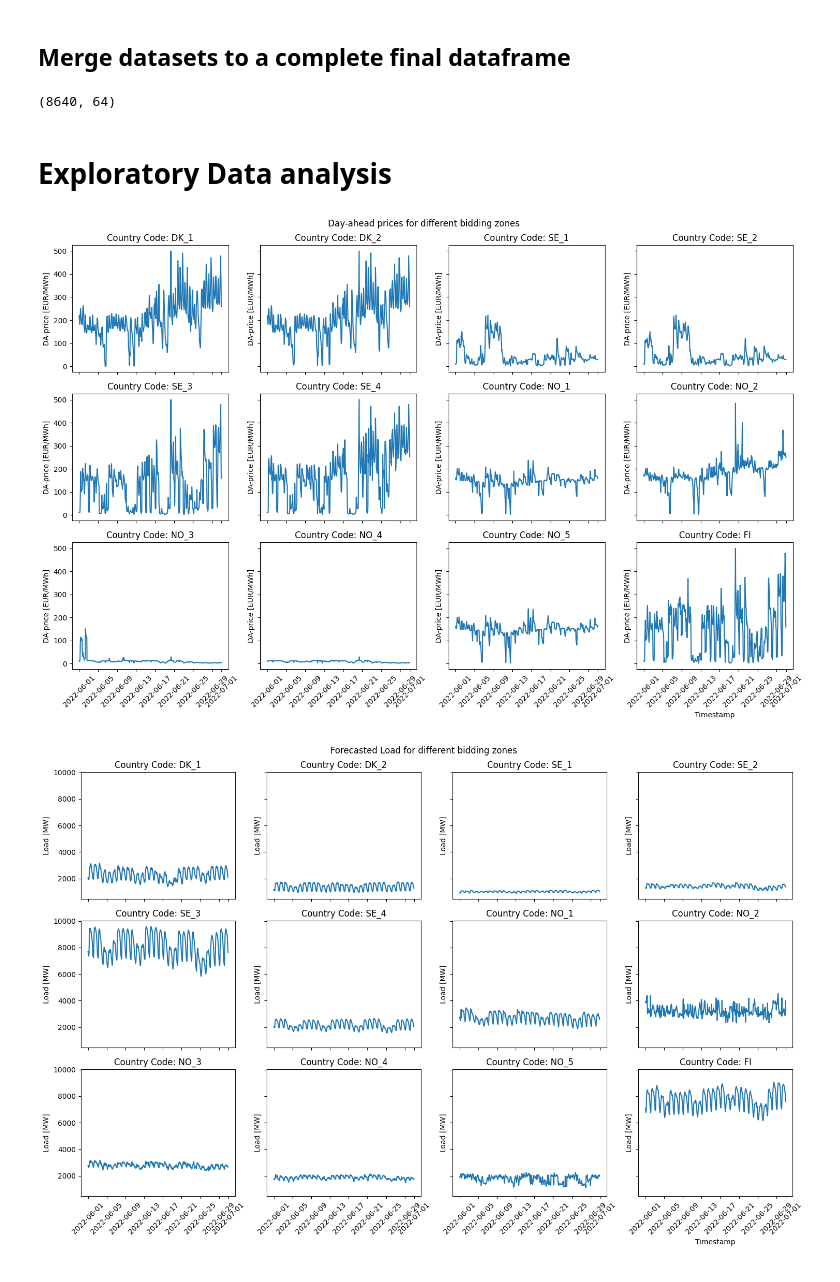
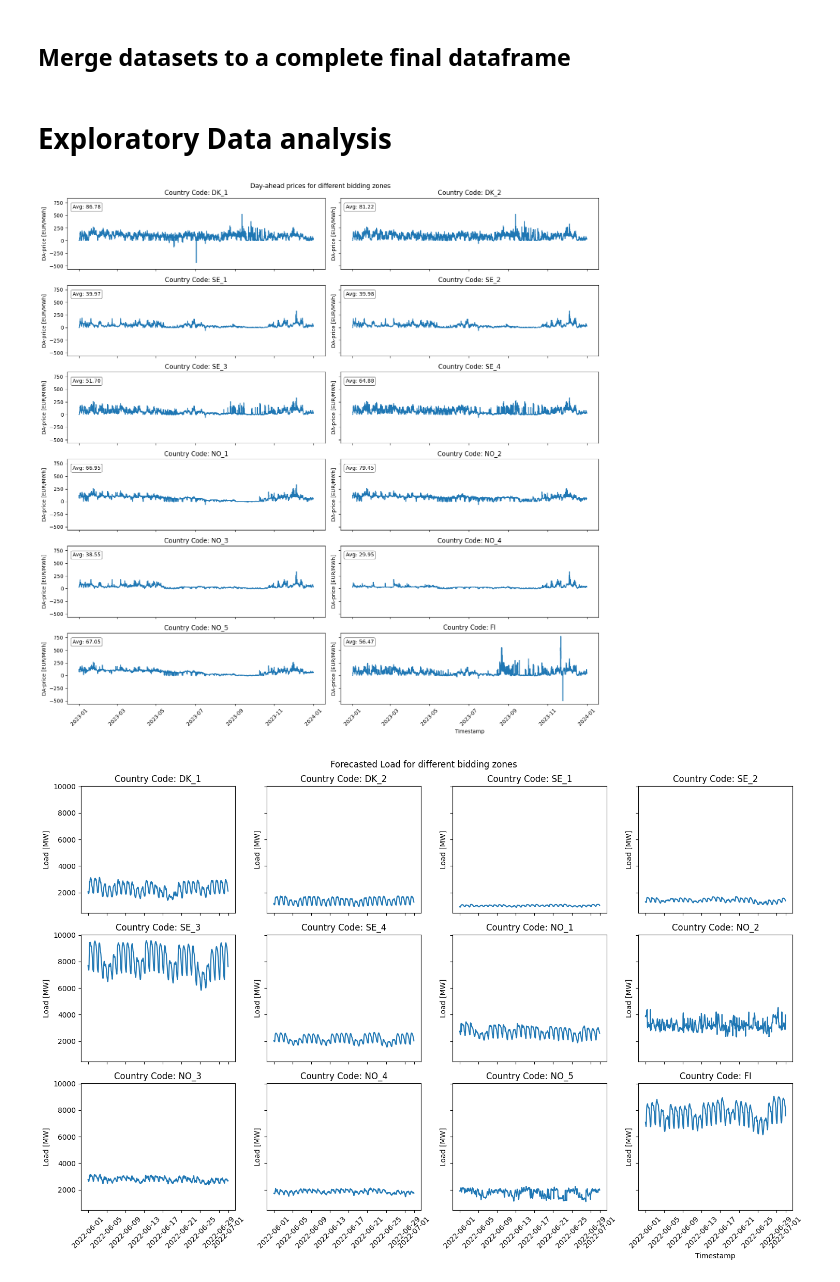
Before and after one commit to SorenBlattBendtsen/model_based, a Jupyter notebook: energy_data_nordics.ipynb, the cells around one changed output. Drawn from its saved outputs; the diff is of its cells as text; code cells hidden in the pictures.

Commit message:
2023_data

```diff
--- a/energy_data_nordics.ipynb
+++ b/energy_data_nordics.ipynb
@@ -23,8 +23,8 @@ client = EntsoePandasClient(api_key='a6160036-4d49-4c39-960f-99c3c690b6da', retr
 # Define the time period and the country codes
 # start = pd.Timestamp('20220601', tz='Europe/Copenhagen')
 # end = pd.Timestamp('20220630', tz='Europe/Copenhagen')
-start_date = pd.Timestamp('20220601 00:00:00', tz='Europe/Brussels').tz_convert('UTC')
-end_date = pd.Timestamp('20220630 23:00:00', tz='Europe/Brussels').tz_convert('UTC')
+start_date = pd.Timestamp('20230101 00:00:00', tz='Europe/Brussels').tz_convert('UTC')
+end_date = pd.Timestamp('20231231 23:00:00', tz='Europe/Brussels').tz_convert('UTC')
 country_codes = ['DK_1', 'DK_2', 'SE_1', 'SE_2', 'SE_3', 'SE_4', 'NO_1', 'NO_2', 'NO_3', 'NO_4', 'NO_5', 'FI']
 # %%
 # Create empty dataframes for storing the data
@@ -377,7 +378,8 @@ wind_and_solar_forecast = data['wind_and_solar_forecast']
 cross_border_data = data['Border_data']
 cross_border_data.rename(columns={'MTU': 'Timestamp', 'From': 'country_code'}, inplace=True)
 cross_border_data = cross_border_data.drop(columns=['Unnamed: 0'])
-cross_border_data['Timestamp'] = pd.to_datetime(cross_border_data['Timestamp'])
+cross_border_data
+cross_border_data['Timestamp'] = pd.to_datetime(cross_border_data['Timestamp'], utc=True)
 cross_border_data['Timestamp'] = cross_border_data['Timestamp'].dt.tz_localize(None)
 
 #merge dataframes based on the Unnamed: 0 column and country_code column
@@ -389,54 +391,59 @@ data_df = pd.merge(data_df, wind_and_solar_forecast, on=['Unnamed: 0', 'country_
 data_df.rename(columns={'Unnamed: 0': 'Timestamp'}, inplace=True)
 data_finnish = data_df[data_df['country_code'] == 'FI']
 data_df = data_df[data_df['country_code'] != 'FI']
-data_df['Timestamp'] = pd.to_datetime(data_df['Timestamp'])
+data_df['Timestamp'] = pd.to_datetime(data_df['Timestamp'], utc=True)
 data_df['Timestamp'] = data_df['Timestamp'].dt.tz_localize(None)
-data_finnish['Timestamp'] = pd.to_datetime(data_finnish['Timestamp'])
+data_finnish['Timestamp'] = pd.to_datetime(data_finnish['Timestamp'], utc=True)
 data_finnish['Timestamp'] = data_finnish['Timestamp'].dt.tz_localize(None)
 data_df = pd.concat([data_df, data_finnish])
 
 # merge the cross border data
 data_df = pd.merge(data_df, cross_border_data, on=['Timestamp', 'country_code'])
+# add 1 hour to Timestamp
+data_df['Timestamp'] = data_df['Timestamp'] + pd.DateOffset(hours=1)
 
 #save the data to csv
 data_df.to_csv('data/nordic_energy_data.csv')
-# %% [output]
-(8640, 64)
 # %% [markdown]
 # Exploratory Data analysis
 # %%
 # Get unique country codes
 unique_country_codes = data_df['country_code'].unique()
 
 # Create subplots for each country code in a 3x4 grid
-fig, axs = plt.subplots(3, 4, figsize=(15, 10), sharex=True, sharey=True)
+fig, axs = plt.subplots(6, 2, figsize=(15, 15), sharex=True, sharey=True)
 
 # Flatten axs array for easier iteration
 axs = axs.flatten()
 
 # Plot DA-prices with the country_code as labels
 for i, country_code in enumerate(unique_country_codes):
     data_df_country = data_df[data_df['country_code'] == country_code]
     axs[i].plot(data_df_country['Timestamp'], data_df_country['DA-price [EUR/MWh]'])
     axs[i].set_ylabel('DA-price [EUR/MWh]')
     axs[i].set_title(f'Country Code: {country_code}')
     axs[i].tick_params(axis='x', rotation=45)
+
+    # annotate avg value in top left corner of each subplot
+    avg_value = data_df_country['DA-price [EUR/MWh]'].mean()
+    axs[i].annotate(f'Avg: {avg_value:.2f}', xy=(0.02, 0.85), xycoords='axes fraction', fontsize=10,
+                    bbox=dict(boxstyle="round,pad=0.3", fc="white", ec="black", lw=0.5))
 
 
 # Set common x-label
 plt.xlabel('Timestamp')
 # make overall title
 plt.suptitle('Day-ahead prices for different bidding zones')
 #rotate x-labels for all subplots
 
 # Adjust layout
 plt.tight_layout()
 
 # Show plot
 plt.savefig('plots/DA-prices.png')
 plt.show()
 # %% [output]
-[figure, old version]
+[figure, new version]
 # %%
 #%%
 #make similar plots for the other dataframes
```
Also changed, not shown: parts of 6 cells of this notebook, 28 other files.
